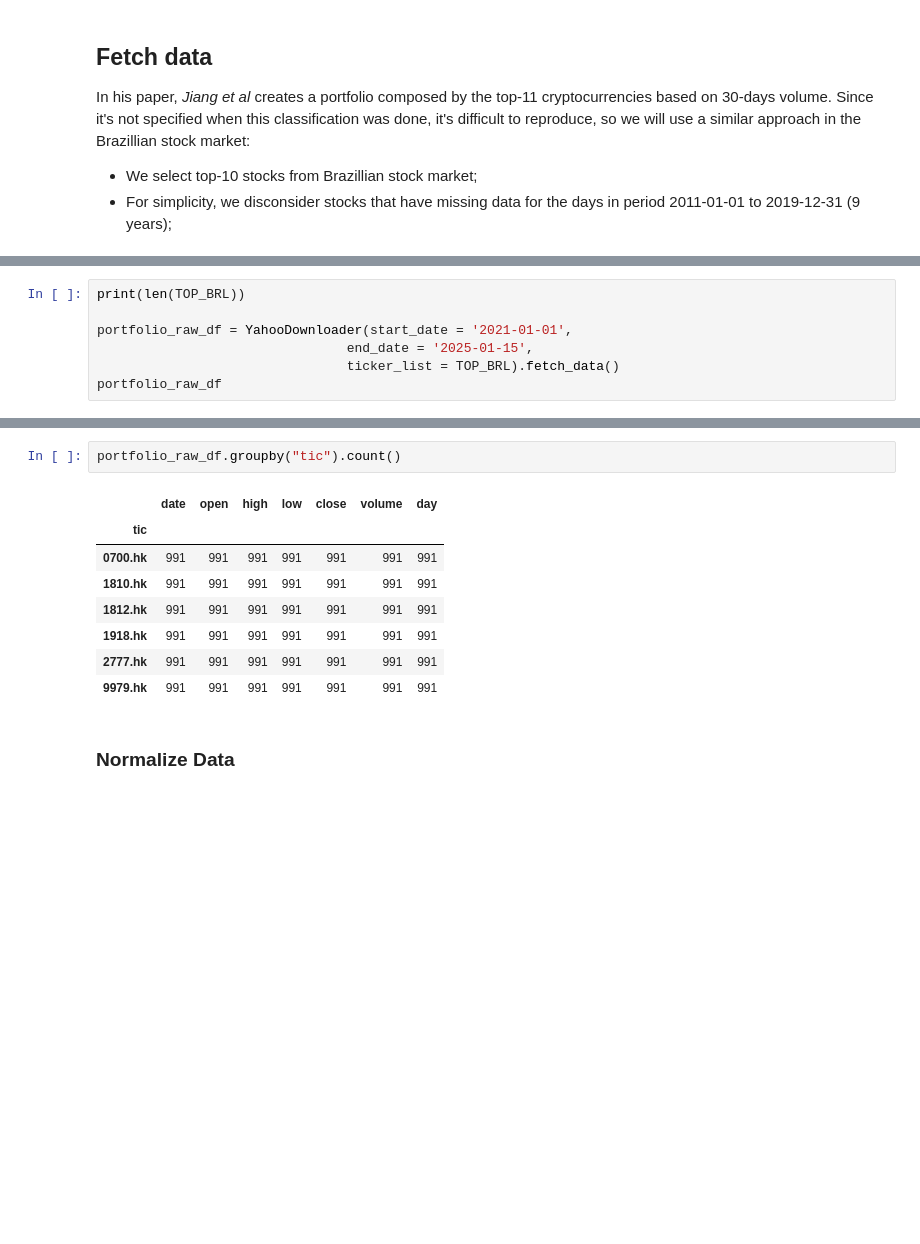
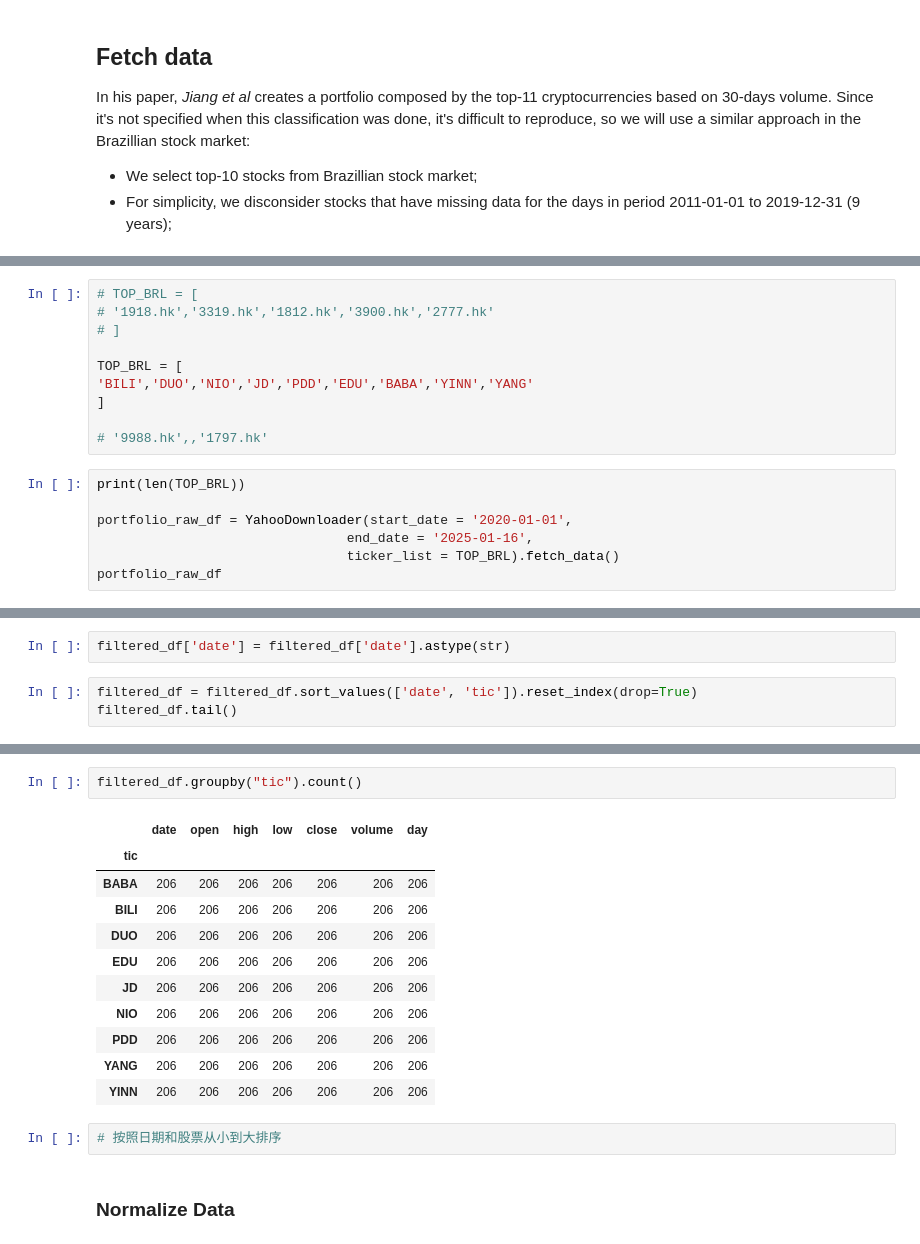
Before and after one commit to pu17/FinRL, a Jupyter notebook: examples/FinRL_PortfolioOptimizationEnv_Demo.ipynb, the cells around one changed output, grey strips where cells are left out. Saved outputs shown, nothing was run; the diff lists cells and outputs as text; blank space fills up the shorter version.

```diff
--- a/examples/FinRL_PortfolioOptimizationEnv_Demo.ipynb
+++ b/examples/FinRL_PortfolioOptimizationEnv_Demo.ipynb
@@ -79,8 +75,18 @@ TOP_BRL = [
+# %%
+# TOP_BRL = [
+# '1918.hk','3319.hk','1812.hk','3900.hk','2777.hk'
+# ]
+
+TOP_BRL = [
+'BILI','DUO','NIO','JD','PDD','EDU','BABA','YINN','YANG'
+]
+
+# '9988.hk',,'1797.hk'
 # %%
 print(len(TOP_BRL))
 
-portfolio_raw_df = YahooDownloader(start_date = '2021-01-01',
-                                end_date = '2025-01-15',
+portfolio_raw_df = YahooDownloader(start_date = '2020-01-01',
+                                end_date = '2025-01-16',
                                 ticker_list = TOP_BRL).fetch_data()
 portfolio_raw_df
 # %% [output]
@@ -107,0 +233,5 @@ Shape of DataFrame:  (5946, 8)
+# %%
+filtered_df['date'] = filtered_df['date'].astype(str)
+# %%
+filtered_df = filtered_df.sort_values(['date', 'tic']).reset_index(drop=True)
+filtered_df.tail()
@@ -108,14 +245,19 @@ Shape of DataFrame:  (5946, 8)
 # %%
-portfolio_raw_df.groupby("tic").count()
+filtered_df.groupby("tic").count()
 # %% [output]
 |  | date | open | high | low | close | volume | day |
 | tic |  |  |  |  |  |  |  |
-| 0700.hk | 991 | 991 | 991 | 991 | 991 | 991 | 991 |
-| 1810.hk | 991 | 991 | 991 | 991 | 991 | 991 | 991 |
-| 1812.hk | 991 | 991 | 991 | 991 | 991 | 991 | 991 |
-| 1918.hk | 991 | 991 | 991 | 991 | 991 | 991 | 991 |
-| 2777.hk | 991 | 991 | 991 | 991 | 991 | 991 | 991 |
-| 9979.hk | 991 | 991 | 991 | 991 | 991 | 991 | 991 |
+| BABA | 206 | 206 | 206 | 206 | 206 | 206 | 206 |
+| BILI | 206 | 206 | 206 | 206 | 206 | 206 | 206 |
+| DUO | 206 | 206 | 206 | 206 | 206 | 206 | 206 |
+| EDU | 206 | 206 | 206 | 206 | 206 | 206 | 206 |
+| JD | 206 | 206 | 206 | 206 | 206 | 206 | 206 |
+| NIO | 206 | 206 | 206 | 206 | 206 | 206 | 206 |
+| PDD | 206 | 206 | 206 | 206 | 206 | 206 | 206 |
+| YANG | 206 | 206 | 206 | 206 | 206 | 206 | 206 |
+| YINN | 206 | 206 | 206 | 206 | 206 | 206 | 206 |
+# %%
+# 按照日期和股票从小到大排序
 # %% [markdown]
 ### Normalize Data
 # %% [markdown]
```
Also changed, not shown: parts of 15 cells of this notebook, 16 other files.
